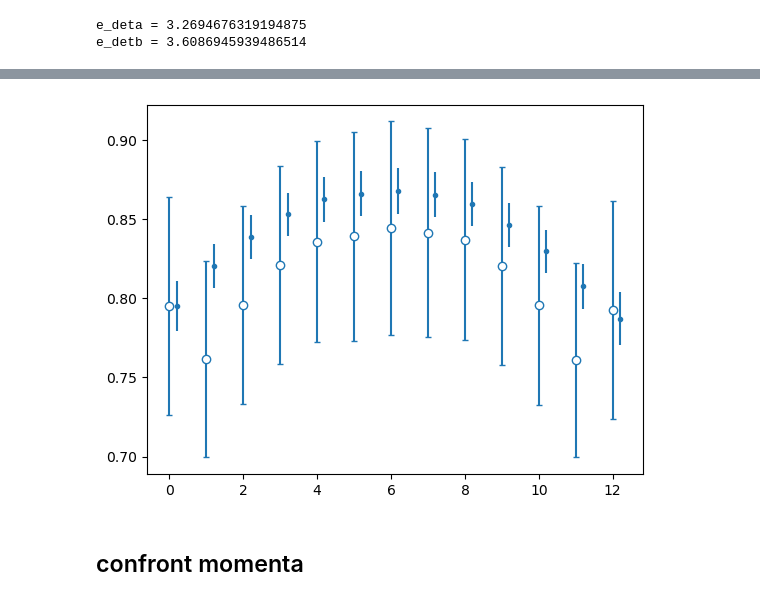
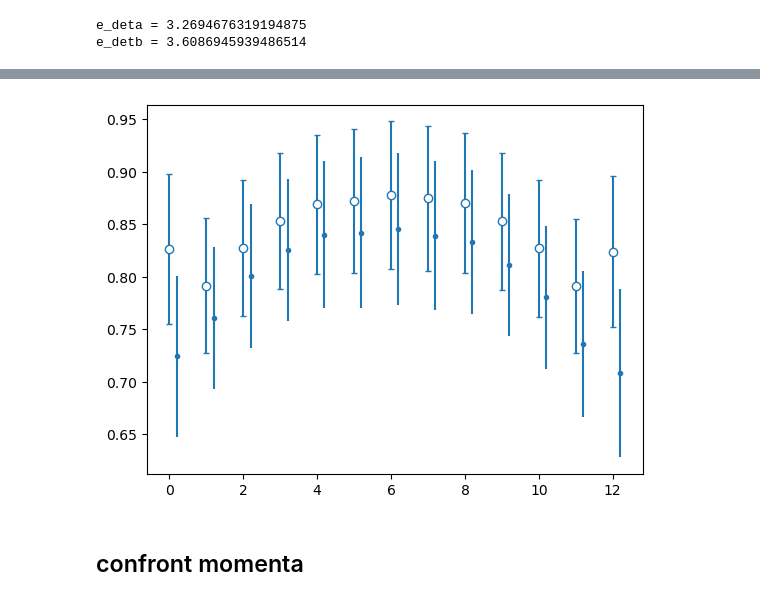
Before and after one commit to pietro-butti/B2heavy, a Jupyter notebook: notebooks/ratio_fromscratch.ipynb, the cells around one changed output, grey strips where cells are left out. Saved outputs shown, nothing was run; the diff lists cells and outputs as text; code cells hidden in the pictures.

```diff
--- a/notebooks/ratio_fromscratch.ipynb
+++ b/notebooks/ratio_fromscratch.ipynb
@@ -96,8 +416,8 @@ file2 = 'P5_V4_P5_T13_k0.08574_RW_1S_rot_rot_m0.0507_k0.08574_p000'
 # %% [markdown]
 $C_{D^*_a\rightarrow D^*_{1S}}^{V_4}(\mathbf{0},t,T)$
 # %%
-file1 = RatioFileString('V1_V4_V1_',Ta,light,'1S',qq,light,'000')
-file2 = RatioFileString('V1_V4_V1_',Tb,light,'1S',qq,light,'000')
+file1 = RatioFileString('V1_V4_V1_',Ta,light,SM,qq,light,'000')
+file2 = RatioFileString('V1_V4_V1_',Tb,light,SM,qq,light,'000')
 
 d2a = jkCorr(data[file1][:,:Ta+1], bsize=jk)
 d2b = jkCorr(data[file2][:,:Ta+1], bsize=jk)
@@ -115,5 +435,5 @@ ra = (n1a * n2a).mean(axis=0) / (d1a * d2a)
 rb = (n1b * n2b).mean(axis=0) / (d1b * d2b)
 # %%
-req = ratio_prerequisites(ens,'RA1',mom,readfrom=frm, w_from_corr3=False)
+req = ratio_prerequisites(ens,'RA1',mom,readfrom=frm)
 ratio_correction_factor('RA1',**req)
 # %% [output]
@@ -121,6 +441,8 @@ ratio_correction_factor('RA1',**req)
 # %%
-fa = req['Zbot']['1S'] / np.sqrt(req['Z0']['1S'] * req['Z0']['1S']) * req['m0']**2/req['E0']**2
-fb = req['Zbot']['1S'] / np.sqrt(req['Z0']['1S'] * req['Z0']['1S']) * req['m0']**2/req['E0']**2
+sm = 'd' if SM=='RW' else '1S'
+
+fa = req['Zbot'][sm] / np.sqrt(req['Z0'][sm] * req['Z0'][sm]) * req['m0']**2/req['E0']**2
+fb = req['Zbot'][sm] / np.sqrt(req['Z0'][sm] * req['Z0'][sm]) * req['m0']**2/req['E0']**2
 
 ra_corr = ra/fa
 rb_corr = ra/fb
@@ -158,19 +479,30 @@ array([0.795(16), 0.820(14), 0.839(14), 0.853(14), 0.863(14), 0.866(14),
+# %%
+ens = 'Coarse-1'
+r   = 'RA1'
+mom = '300'
+frm = '/Users/pietro/code/data_analysis/BtoD/Alex'
+readfrom = '/Users/pietro/Desktop/lattice24/0.25/corr2_3'
+
+req = ratio_prerequisites(ens,r,mom,readfrom=readfrom,jk=False)
+
+io = RatioIO(ens,r,mom,PathToDataDir=datadir)
+robj = Ratio(io,jkBin=11,smearing=['1S','RW'],**req)
 # %%
 fig, ax = plt.subplots(1,1)
 
 ax.errorbar(
     np.arange(ra1.shape[1])+0.2,
     ra1.mean(axis=0),
     ra1.std(axis=0) * np.sqrt(ra1.shape[0]-1),
     fmt='.'
 )
 
 
 io = RatioIO(ens,'RA1',mom,PathToDataDir=datadir)
-ra1obj = Ratio(io,jkBin=jk,**req,smearing=['1S'])
+ra1obj = Ratio(io,jkBin=jk,smearing=[SM],**req)
 ra1obj.plot(ax)
 # %% [output]
-[figure, old version]
+[figure, new version]
 # %% [markdown]
 ## confront momenta
 # %%
```
Also changed, not shown: parts of 29 cells of this notebook, 7 other files.
